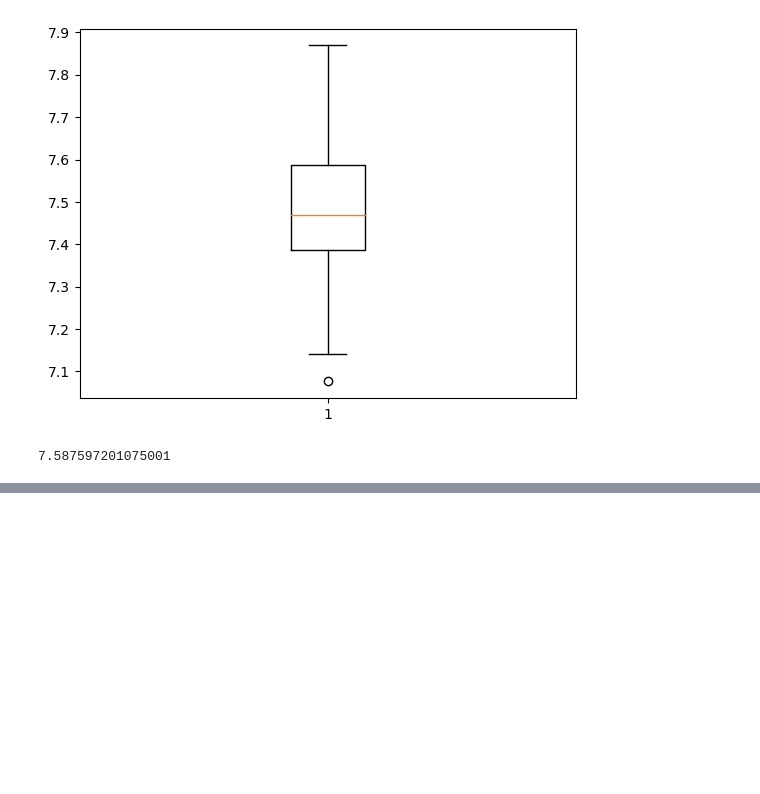
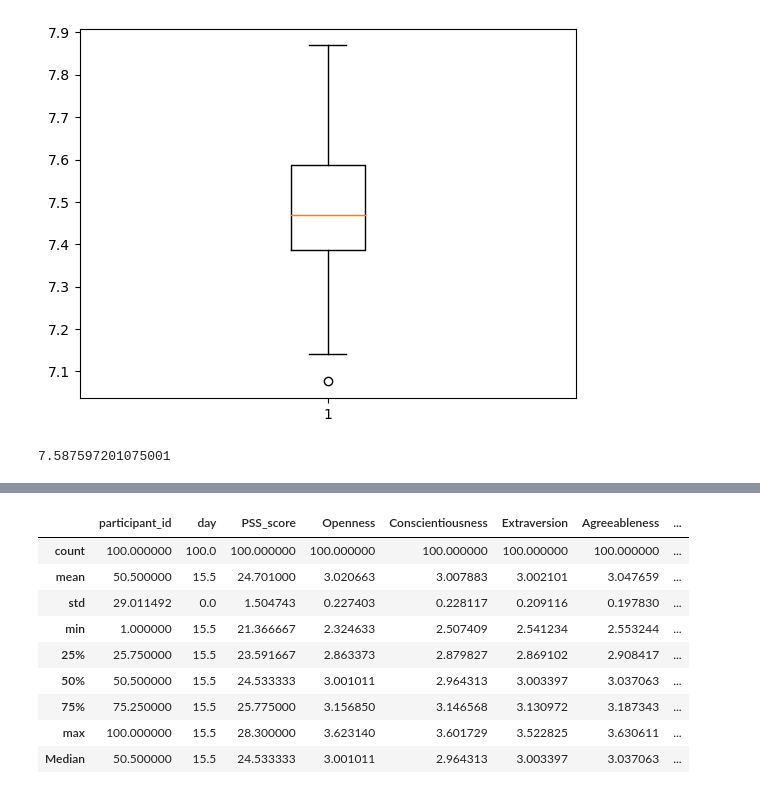
Before and after one commit to Harshan-Kurapati/StressDetection, a Jupyter notebook: Untitled.ipynb, the cells around one changed output, grey strips where cells are left out. Saved outputs shown, nothing was run; the diff lists cells and outputs as text; code cells hidden in the pictures; blank space fills up the shorter version.

```diff
--- a/Untitled.ipynb
+++ b/Untitled.ipynb
@@ -98,0 +120,16 @@ averaged_df["sleep_duration"].quantile(0.75)
+# %%
+summarised_stats = averaged_df.describe()
+summarised_stats.loc["Median"] = averaged_df.median()
+# %%
+summarised_stats
+# %% [output]
+|  | participant_id | day | PSS_score | Openness | Conscientiousness | Extraversion | Agreeableness | ... |
+| count | 100.000000 | 100.0 | 100.000000 | 100.000000 | 100.000000 | 100.000000 | 100.000000 | ... |
+| mean | 50.500000 | 15.5 | 24.701000 | 3.020663 | 3.007883 | 3.002101 | 3.047659 | ... |
+| std | 29.011492 | 0.0 | 1.504743 | 0.227403 | 0.228117 | 0.209116 | 0.197830 | ... |
+| min | 1.000000 | 15.5 | 21.366667 | 2.324633 | 2.507409 | 2.541234 | 2.553244 | ... |
+| 25% | 25.750000 | 15.5 | 23.591667 | 2.863373 | 2.879827 | 2.869102 | 2.908417 | ... |
+| 50% | 50.500000 | 15.5 | 24.533333 | 3.001011 | 2.964313 | 3.003397 | 3.037063 | ... |
+| 75% | 75.250000 | 15.5 | 25.775000 | 3.156850 | 3.146568 | 3.130972 | 3.187343 | ... |
+| max | 100.000000 | 15.5 | 28.300000 | 3.623140 | 3.601729 | 3.522825 | 3.630611 | ... |
+| Median | 50.500000 | 15.5 | 24.533333 | 3.001011 | 2.964313 | 3.003397 | 3.037063 | ... |
```
Also changed, not shown: parts of 6 cells of this notebook.
